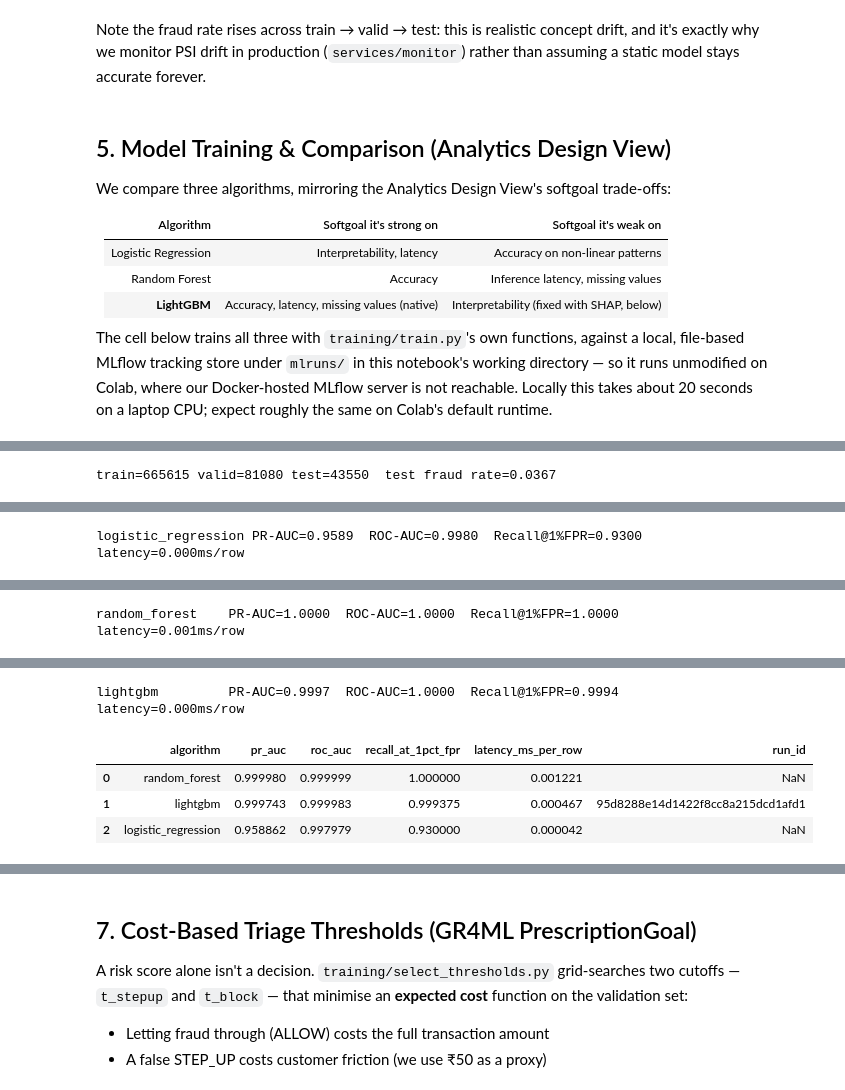
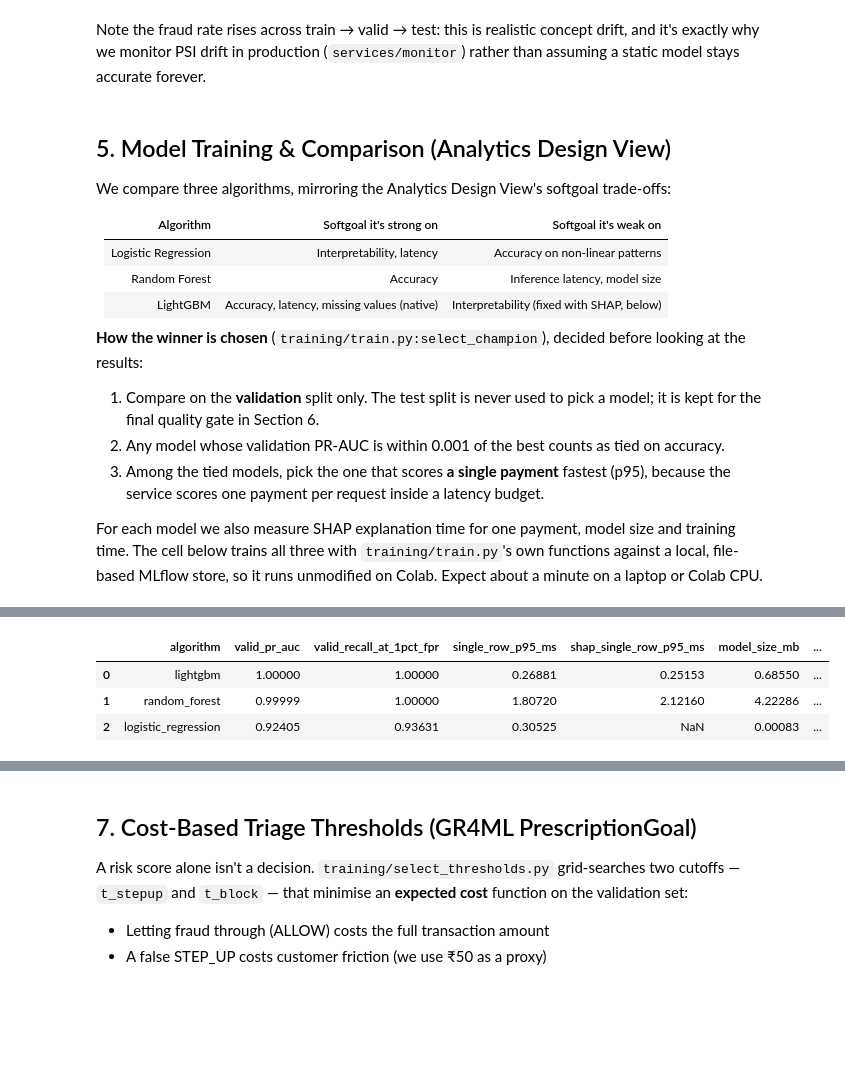
Before and after one commit to biswa13de/seml-g13-fraud-triage, a Jupyter notebook: 13.ipynb, the cells around one changed output, grey strips where cells are left out. Drawn from its saved outputs; the diff is of its cells as text; code cells hidden in the pictures; blank space fills up the shorter version.

```diff
--- a/13.ipynb
+++ b/13.ipynb
@@ -332,34 +333,36 @@ We compare three algorithms, mirroring the Analytics Design View's softgoal trad
 | Algorithm | Softgoal it's strong on | Softgoal it's weak on |
 |---|---|---|
 | Logistic Regression | Interpretability, latency | Accuracy on non-linear patterns |
-| Random Forest | Accuracy | Inference latency, missing values |
-| **LightGBM** | Accuracy, latency, missing values (native) | Interpretability (fixed with SHAP, below) |
+| Random Forest | Accuracy | Inference latency, model size |
+| LightGBM | Accuracy, latency, missing values (native) | Interpretability (fixed with SHAP, below) |
 
-The cell below trains all three with `training/train.py`'s own functions, against a local,
-file-based MLflow tracking store under `mlruns/` in this notebook's working directory — so it runs
-unmodified on Colab, where our Docker-hosted MLflow server is not reachable. Locally this takes
-about 20 seconds on a laptop CPU; expect roughly the same on Colab's default runtime.
+**How the winner is chosen** (`training/train.py:select_champion`), decided before looking at the
+results:
+
+1. Compare on the **validation** split only. The test split is never used to pick a model; it is
+   kept for the final quality gate in Section 6.
+2. Any model whose validation PR-AUC is within 0.001 of the best counts as tied on accuracy.
+3. Among the tied models, pick the one that scores **a single payment** fastest (p95), because the
+   service scores one payment per request inside a latency budget.
+
+For each model we also measure SHAP explanation time for one payment, model size and training time.
+The cell below trains all three with `training/train.py`'s own functions against a local, file-based
+MLflow store, so it runs unmodified on Colab. Expect about a minute on a laptop or Colab CPU.
 # %%
 mlflow.set_tracking_uri(f"sqlite:///{REPO_ROOT / 'notebook_mlflow.db'}")
 mlflow.set_experiment("fraud-triage-notebook")
 
-from training.train import (
-    load_split,
-    train_logistic_regression,
-    train_random_forest,
-    train_lightgbm,
-)
+from training.train import load_split, select_champion, train_all
 
 X_train, y_train = load_split("train")
 X_valid, y_valid = load_split("valid")
 X_test, y_test = load_split("test")
-print(f"train={len(X_train)} valid={len(X_valid)} test={len(X_test)}  test fraud rate={y_test.mean():.4f}")
+print(f"train={len(X_train)} valid={len(X_valid)} test={len(X_test)}")
 
-results = [
-    train_logistic_regression(X_train, y_train, X_test, y_test),
-    train_random_forest(X_train, y_train, X_test, y_test),
-    train_lightgbm(X_train, y_train, X_valid, y_valid, X_test, y_test),
-]
-comparison = pd.DataFrame(results).sort_values("pr_auc", ascending=False).reset_index(drop=True)
-comparison
+results = train_all(X_train, y_train, X_valid, y_valid, X_test, y_test)
+selected = select_champion(results)
+
+comparison = pd.DataFrame(results).sort_values("valid_pr_auc", ascending=False).reset_index(drop=True)
+comparison[["algorithm", "valid_pr_auc", "valid_recall_at_1pct_fpr", "single_row_p95_ms",
+            "shap_single_row_p95_ms", "model_size_mb", "train_seconds"]].round(5)
 # %% [output]
@@ -369 +372,0 @@ comparison
-train=665615 valid=81080 test=43550  test fraud rate=0.0367
@@ -372 +372,0 @@ train=665615 valid=81080 test=43550  test fraud rate=0.0367
-logistic_regression PR-AUC=0.9589  ROC-AUC=0.9980  Recall@1%FPR=0.9300  latency=0.000ms/row
@@ -375 +372,0 @@ logistic_regression PR-AUC=0.9589  ROC-AUC=0.9980  Recall@1%FPR=0.9300  latency=
-random_forest    PR-AUC=1.0000  ROC-AUC=1.0000  Recall@1%FPR=1.0000  latency=0.001ms/row
@@ -377,8 +373,7 @@ random_forest    PR-AUC=1.0000  ROC-AUC=1.0000  Recall@1%FPR=1.0000  latency=0.0
-lightgbm         PR-AUC=0.9997  ROC-AUC=1.0000  Recall@1%FPR=0.9994  latency=0.000ms/row
-|  | algorithm | pr_auc | roc_auc | recall_at_1pct_fpr | latency_ms_per_row | run_id |
-| 0 | random_forest | 0.999980 | 0.999999 | 1.000000 | 0.001221 | NaN |
-| 1 | lightgbm | 0.999743 | 0.999983 | 0.999375 | 0.000467 | 95d8288e14d1422f8cc8a215dcd1afd1 |
-| 2 | logistic_regression | 0.958862 | 0.997979 | 0.930000 | 0.000042 | NaN |
+|  | algorithm | valid_pr_auc | valid_recall_at_1pct_fpr | single_row_p95_ms | shap_single_row_p95_ms | model_size_mb | ... |
+| 0 | lightgbm | 1.00000 | 1.00000 | 0.26881 | 0.25153 | 0.68550 | ... |
+| 1 | random_forest | 0.99999 | 1.00000 | 1.80720 | 2.12160 | 4.22286 | ... |
+| 2 | logistic_regression | 0.92405 | 0.93631 | 0.30525 | NaN | 0.00083 | ... |
 # %%
 fig, axes = plt.subplots(1, 2, figsize=(11, 4))
 
```
Also changed, not shown: parts of 12 cells of this notebook, 14 other files.
